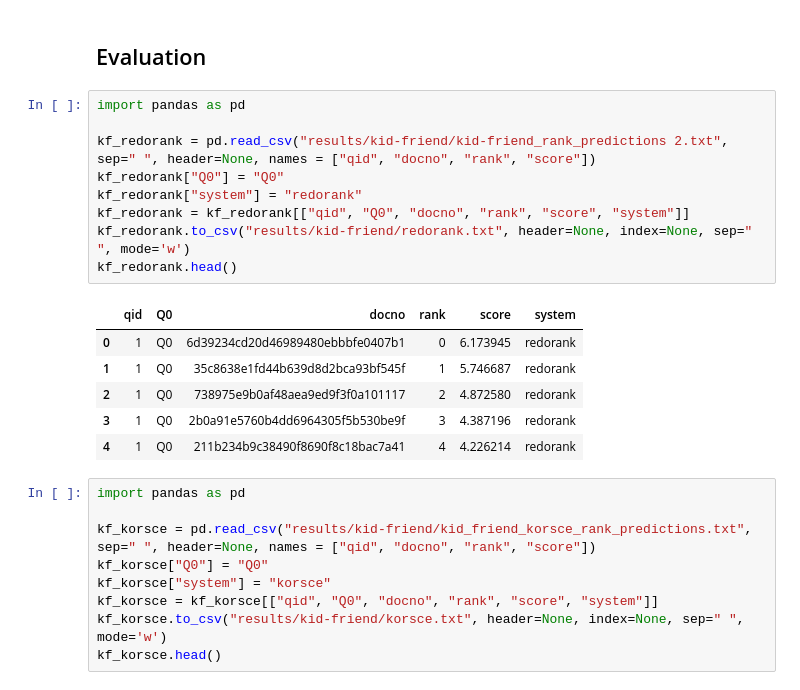
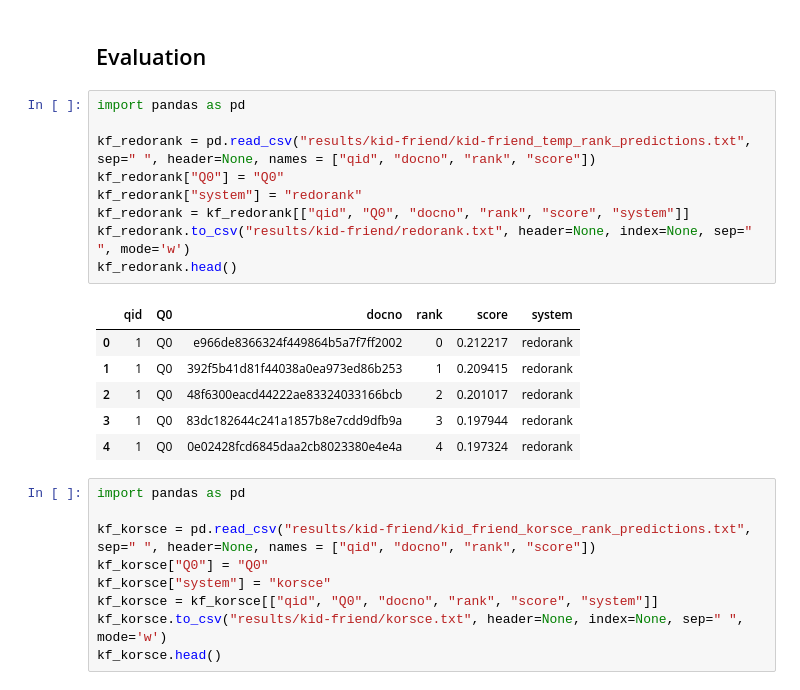
Before and after one commit to SOLandChildren/ChildCenteredEvaluation, a Jupyter notebook: code/evaluation.ipynb, the cells around one changed output. Cells and saved outputs as stored; diff of their text form.

Commit message:
final rerankings from redorank

```diff
--- a/code/evaluation.ipynb
+++ b/code/evaluation.ipynb
@@ -3,19 +3,19 @@
 # %%
 import pandas as pd
 
-kf_redorank = pd.read_csv("results/kid-friend/kid-friend_rank_predictions 2.txt", sep=" ", header=None, names = ["qid", "docno", "rank", "score"])
+kf_redorank = pd.read_csv("results/kid-friend/kid-friend_temp_rank_predictions.txt", sep=" ", header=None, names = ["qid", "docno", "rank", "score"])
 kf_redorank["Q0"] = "Q0"
 kf_redorank["system"] = "redorank"
 kf_redorank = kf_redorank[["qid", "Q0", "docno", "rank", "score", "system"]]
 kf_redorank.to_csv("results/kid-friend/redorank.txt", header=None, index=None, sep=" ", mode='w')
 kf_redorank.head()
 # %% [output]
 |  | qid | Q0 | docno | rank | score | system |
-| 0 | 1 | Q0 | 6d39234cd20d46989480ebbbfe0407b1 | 0 | 6.173945 | redorank |
-| 1 | 1 | Q0 | 35c8638e1fd44b639d8d2bca93bf545f | 1 | 5.746687 | redorank |
-| 2 | 1 | Q0 | 738975e9b0af48aea9ed9f3f0a101117 | 2 | 4.872580 | redorank |
-| 3 | 1 | Q0 | 2b0a91e5760b4dd6964305f5b530be9f | 3 | 4.387196 | redorank |
-| 4 | 1 | Q0 | 211b234b9c38490f8690f8c18bac7a41 | 4 | 4.226214 | redorank |
+| 0 | 1 | Q0 | e966de8366324f449864b5a7f7ff2002 | 0 | 0.212217 | redorank |
+| 1 | 1 | Q0 | 392f5b41d81f44038a0ea973ed86b253 | 1 | 0.209415 | redorank |
+| 2 | 1 | Q0 | 48f6300eacd44222ae83324033166bcb | 2 | 0.201017 | redorank |
+| 3 | 1 | Q0 | 83dc182644c241a1857b8e7cdd9dfb9a | 3 | 0.197944 | redorank |
+| 4 | 1 | Q0 | 0e02428fcd6845daa2cb8023380e4e4a | 4 | 0.197324 | redorank |
 # %%
 import pandas as pd
 
```
Also changed, not shown: parts of 3 cells of this notebook, 10 other files.
